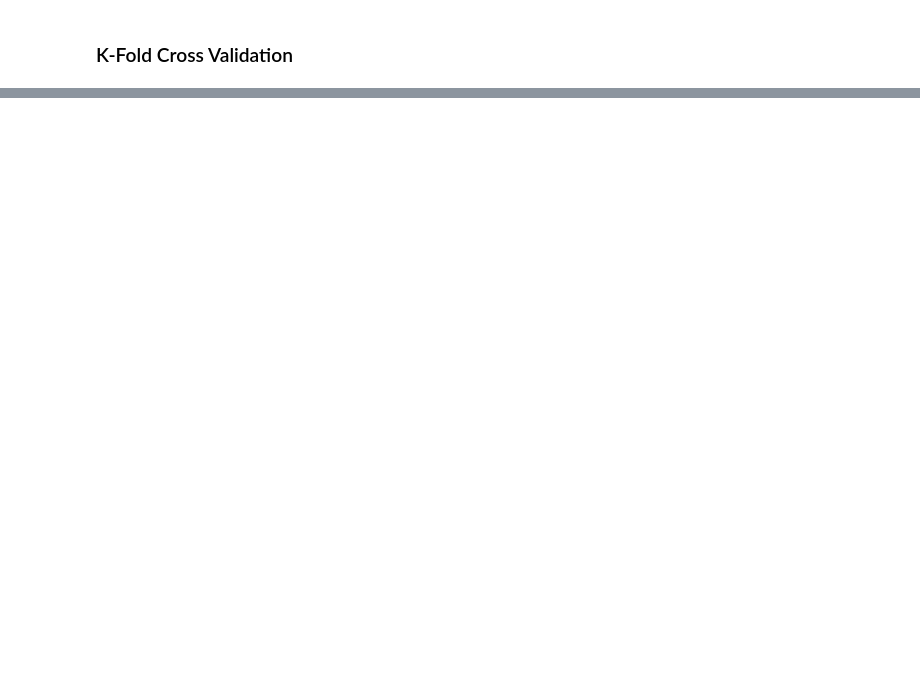
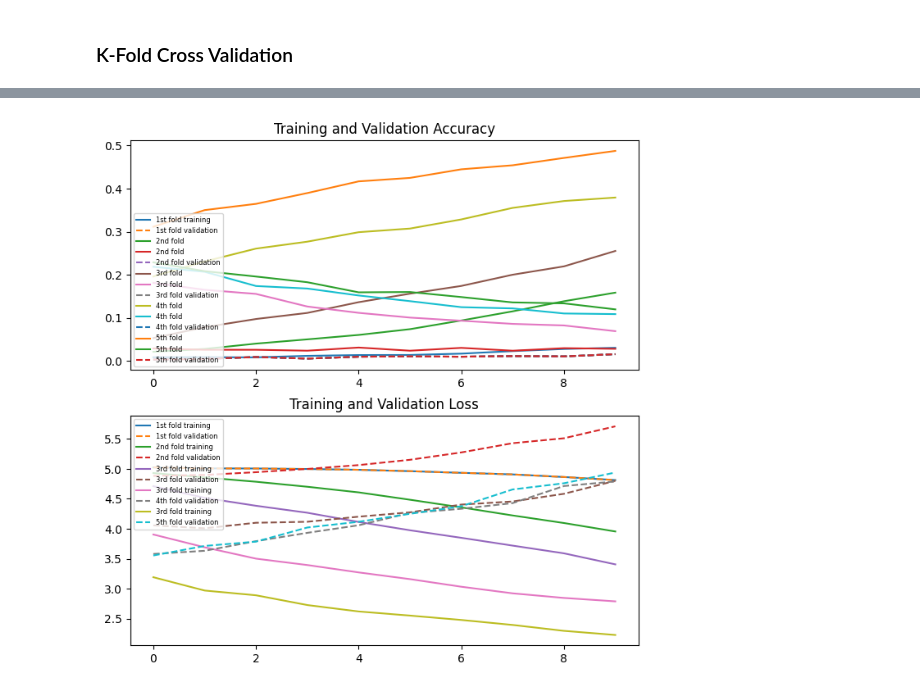
Before and after one commit to FMarques8/Deep-learning-CNN-for-Pokemon-Classification-FAA, a Jupyter notebook: Project_Pokemons.ipynb, the cells around one changed output, grey strips where cells are left out. Drawn from its saved outputs; the diff is of its cells as text; code cells hidden in the pictures; blank space fills up the shorter version.

```diff
--- a/Project_Pokemons.ipynb
+++ b/Project_Pokemons.ipynb
@@ -462,0 +483,39 @@ ValueError: invalid literal for int() with base 10: 'Abra'
+# %%
+epochs_range = range(10)
+
+plt.figure(figsize=(8, 8))
+plt.subplot(2, 1, 1)
+plt.plot(epochs_range, history_arr[0].history['accuracy'],  label='1st fold training')
+plt.plot(epochs_range, history_arr[0].history['val_accuracy'], '--', label='1st fold validation')
+plt.plot(epochs_range, history_arr[1].history['accuracy'], history_arr[1].history['val_accuracy'], label='2nd fold')
+plt.plot(epochs_range, history_arr[0].history['val_accuracy'], '--', label='2nd fold validation')
+plt.plot(epochs_range, history_arr[2].history['accuracy'], history_arr[2].history['val_accuracy'], label='3rd fold')
+plt.plot(epochs_range, history_arr[0].history['val_accuracy'], '--', label='3rd fold validation')
+plt.plot(epochs_range, history_arr[3].history['accuracy'], history_arr[3].history['val_accuracy'], label='4th fold')
+plt.plot(epochs_range, history_arr[0].history['val_accuracy'], '--', label='4th fold validation')
+plt.plot(epochs_range, history_arr[4].history['accuracy'], history_arr[4].history['val_accuracy'], label='5th fold')
+plt.plot(epochs_range, history_arr[0].history['val_accuracy'], '--', label='5th fold validation')
+# plt.plot(epochs_range, val_acc, label='Validation Accuracy')
+plt.legend(loc='lower left', prop = {'size':6})
+plt.title('Training and Validation Accuracy')
+
+
+
+plt.subplot(2, 1, 2)
+plt.plot(epochs_range, history_arr[0].history['loss'], label='1st fold training')
+plt.plot(epochs_range, history_arr[0].history['loss'], '--', label='1st fold validation')
+plt.plot(epochs_range, history_arr[1].history['loss'], label='2nd fold training')
+plt.plot(epochs_range, history_arr[1].history['val_loss'], '--', label='2nd fold validation')
+plt.plot(epochs_range, history_arr[2].history['loss'], label='3rd fold training')
+plt.plot(epochs_range, history_arr[2].history['val_loss'],'--', label='3rd fold validation')
+plt.plot(epochs_range, history_arr[3].history['loss'], label='3rd fold training')
+plt.plot(epochs_range, history_arr[3].history['val_loss'],'--', label='4th fold validation')
+plt.plot(epochs_range, history_arr[4].history['loss'], label='3rd fold training')
+plt.plot(epochs_range, history_arr[4].history['val_loss'],'--', label='5th fold validation')
+# plt.plot(epochs_range, val_loss, label='Validation Loss')
+
+plt.legend(loc='upper left', prop = {'size':6})
+plt.title('Training and Validation Loss')
+plt.show()
+# %% [output]
+[figure, added]
```
Also changed, not shown: parts of 17 cells of this notebook.
